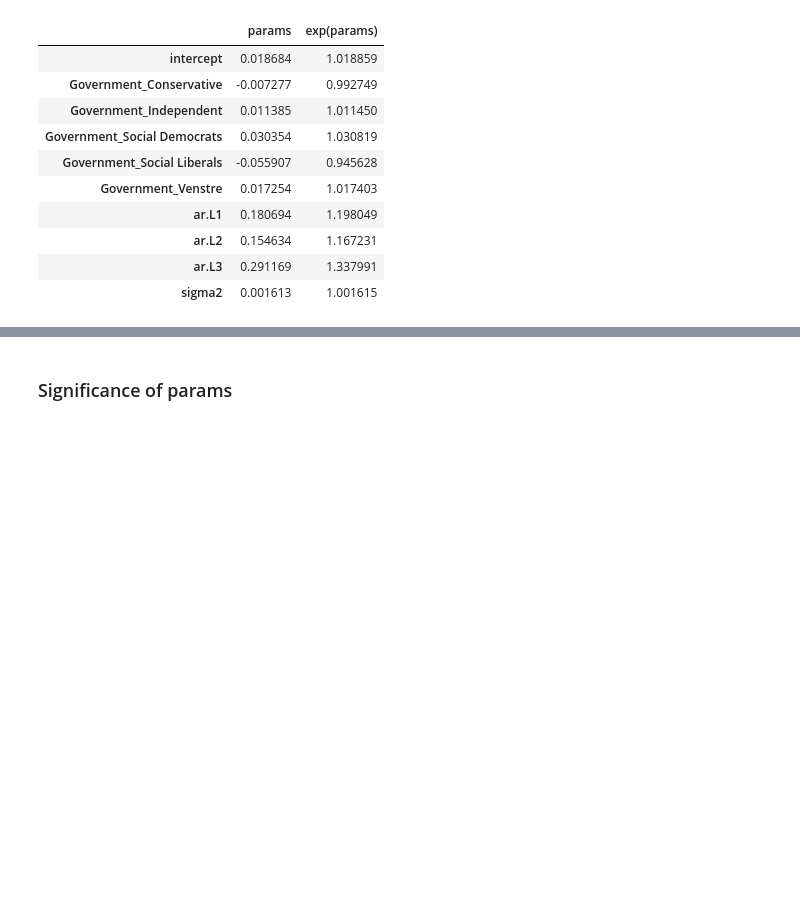
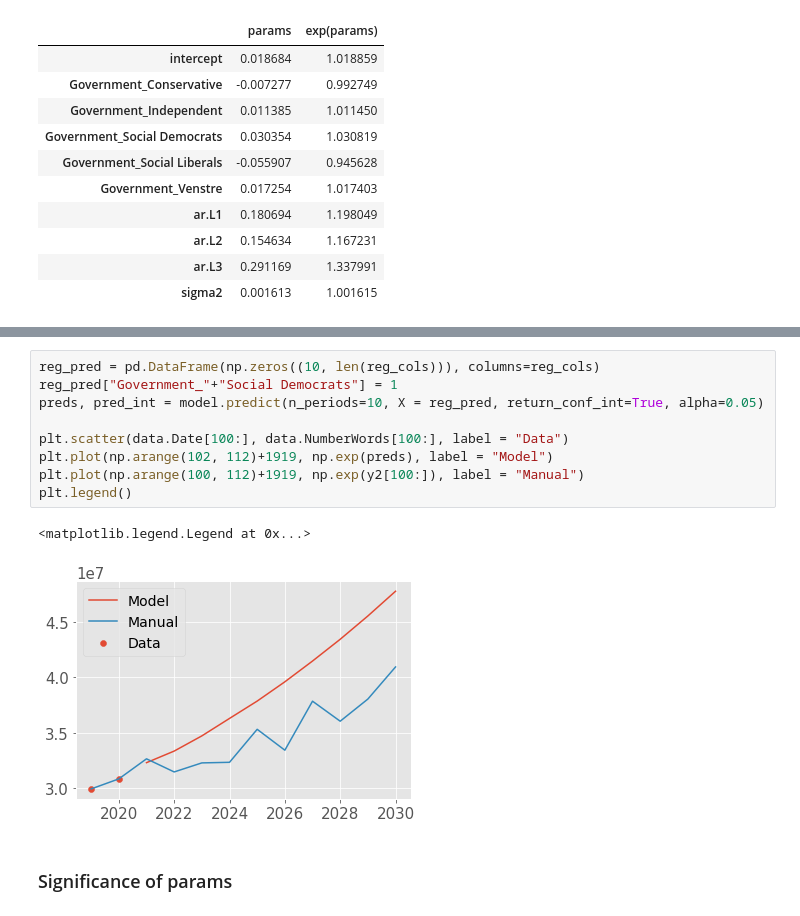
Before and after one commit to s183920/02417_TimeSeriesAnalysis, a Jupyter notebook: Assignment3/marima.ipynb, the cells around one changed output, grey strips where cells are left out. Saved outputs shown, nothing was run; the diff lists cells and outputs as text; blank space fills up the shorter version.

```diff
--- a/Assignment3/marima.ipynb
+++ b/Assignment3/marima.ipynb
@@ -230,3 +236,15 @@ model.pvalues().get("ar.L1")
+# %%
+reg_pred = pd.DataFrame(np.zeros((10, len(reg_cols))), columns=reg_cols)
+reg_pred["Government_"+"Social Democrats"] = 1
+preds, pred_int = model.predict(n_periods=10, X = reg_pred, return_conf_int=True, alpha=0.05)
+
+plt.scatter(data.Date[100:], data.NumberWords[100:], label = "Data")
+plt.plot(np.arange(102, 112)+1919, np.exp(preds), label = "Model")
+plt.plot(np.arange(100, 112)+1919, np.exp(y2[100:]), label = "Manual")
+plt.legend()
+# %% [output]
+<matplotlib.legend.Legend at 0x...>
+[figure, added]
 # %% [markdown]
 ### Significance of params
 # %%
```
Also changed, not shown: parts of 9 cells of this notebook, 2 other files.
